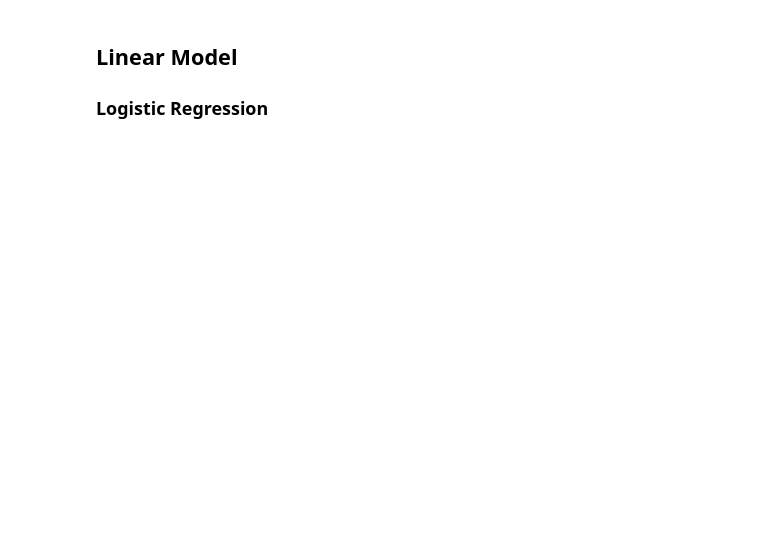
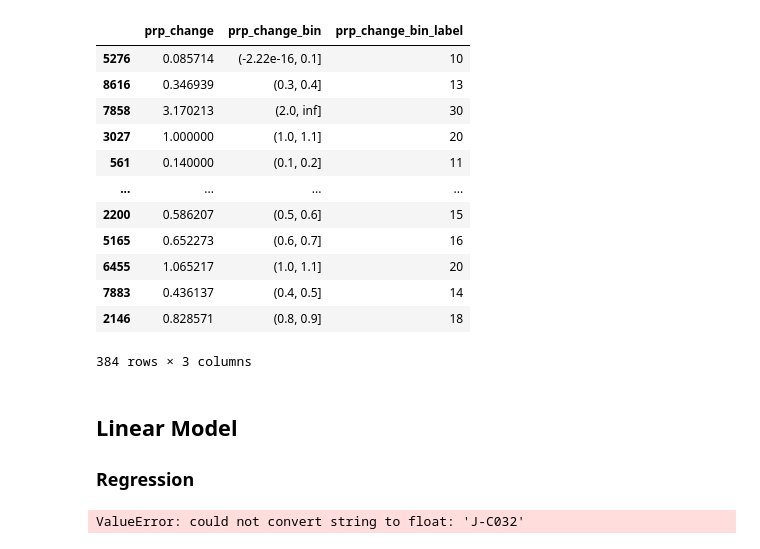
Before and after one commit to ajbarrows/tcors_ub, a Jupyter notebook: src/notebooks/tcors_analysis.ipynb, the cells around one changed output. Drawn from its saved outputs; the diff is of its cells as text; code cells hidden in the pictures; blank space fills up the shorter version.

Commit message:
Add linear model

```diff
--- a/src/notebooks/tcors_analysis.ipynb
+++ b/src/notebooks/tcors_analysis.ipynb
@@ -31,3 +28,0 @@ Split data into test/train
-# %%
-targets = ['prp_change', 'prp_change_bin', 'prp_change_bin_label']
-X_train, X_test, y_train, y_test = make_training_split(df, targets, random_state=random_state)
@@ -38,3 +110,33 @@ print(str(X_train.shape) + str(y_train.shape))
+# %%
+y_train
+# %% [output]
+|  | prp_change | prp_change_bin | prp_change_bin_label |
+| 5276 | 0.085714 | (-2.22e-16, 0.1] | 10 |
+| 8616 | 0.346939 | (0.3, 0.4] | 13 |
+| 7858 | 3.170213 | (2.0, inf] | 30 |
+| 3027 | 1.000000 | (1.0, 1.1] | 20 |
+| 561 | 0.140000 | (0.1, 0.2] | 11 |
+| ... | ... | ... | ... |
+| 2200 | 0.586207 | (0.5, 0.6] | 15 |
+| 5165 | 0.652273 | (0.6, 0.7] | 16 |
+| 6455 | 1.065217 | (1.0, 1.1] | 20 |
+| 7883 | 0.436137 | (0.4, 0.5] | 14 |
+| 2146 | 0.828571 | (0.8, 0.9] | 18 |
+384 rows × 3 columns
 # %% [markdown]
 ## Linear Model
-### Logistic Regression
+### Regression
+# %%
+from sklearn.compose import ColumnTransformer
+
+from sklearn.pipeline import make_pipeline
+
+
+pipe = make_pipeline(OneHotEncoder(), StandardScaler(), LinearRegression())
+pipe.fit(X_train, y_train)
+
+Pipeline(steps = [('standardscaler', StandardScaler()),
+                    ('linearregression', LinearRegression())])
+pipe.score(X_test, y_test)
+# %% [output]
+ValueError: could not convert string to float: 'J-C032'
```
Also changed, not shown: parts of 9 cells of this notebook, 4 other files.
